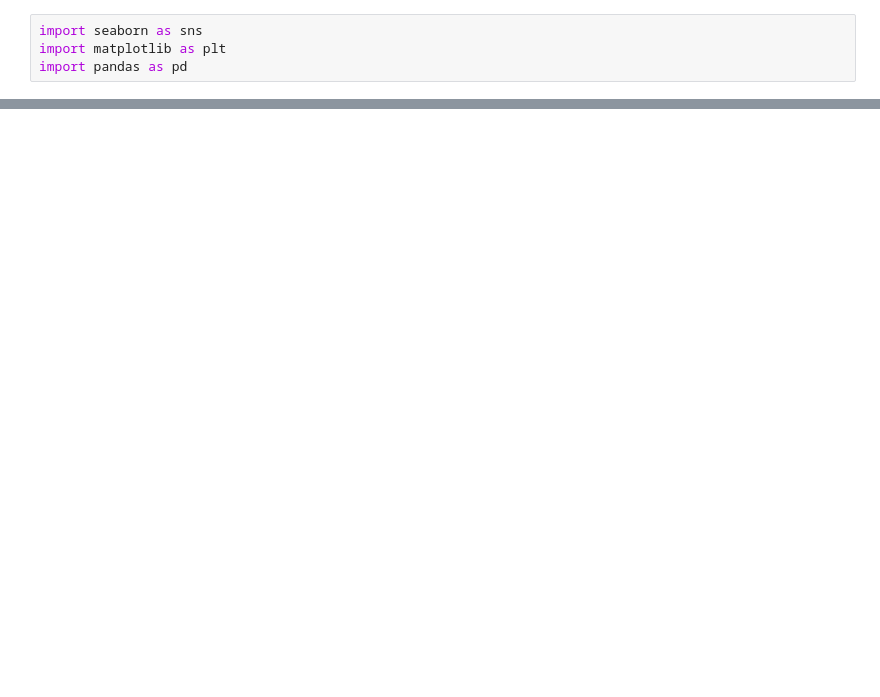
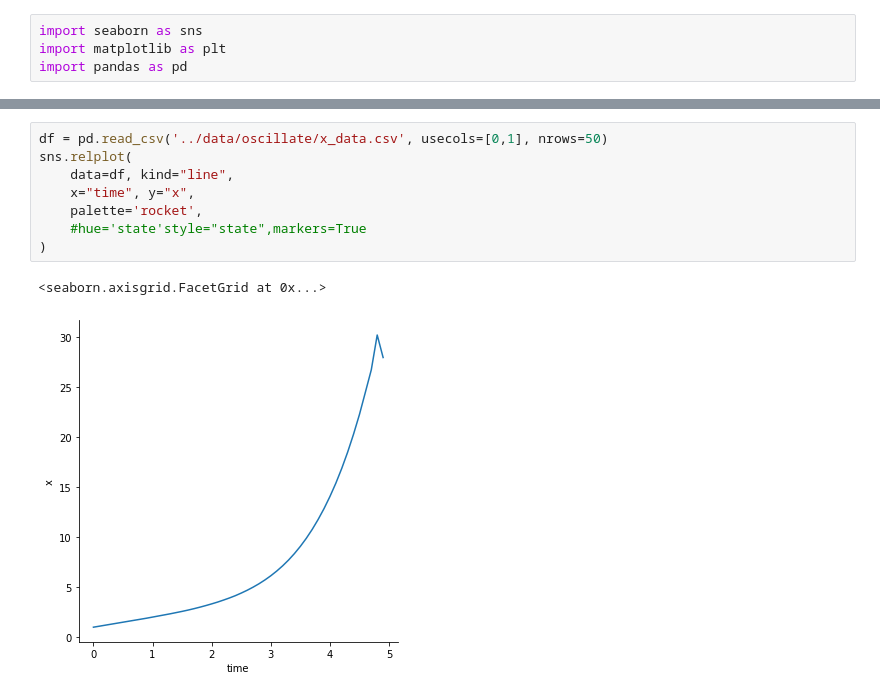
Before and after one commit to runnily/3095-Simulations-of-hybrid-systems-using-neural-networks, a Jupyter notebook: plots/plots.ipynb, the cells around one changed output, grey strips where cells are left out. Drawn from its saved outputs; the diff is of its cells as text; blank space fills up the shorter version.

```diff
--- a/plots/plots.ipynb
+++ b/plots/plots.ipynb
@@ -35,0 +48,11 @@ sns.relplot(
+# %%
+df = pd.read_csv('../data/oscillate/x_data.csv', usecols=[0,1], nrows=50)
+sns.relplot(
+    data=df, kind="line",
+    x="time", y="x",
+    palette='rocket',
+    #hue='state'style="state",markers=True
+)
+# %% [output]
+<seaborn.axisgrid.FacetGrid at 0x...>
+[figure, added]
```
Also changed, not shown: parts of 4 cells of this notebook, 8 other files.
